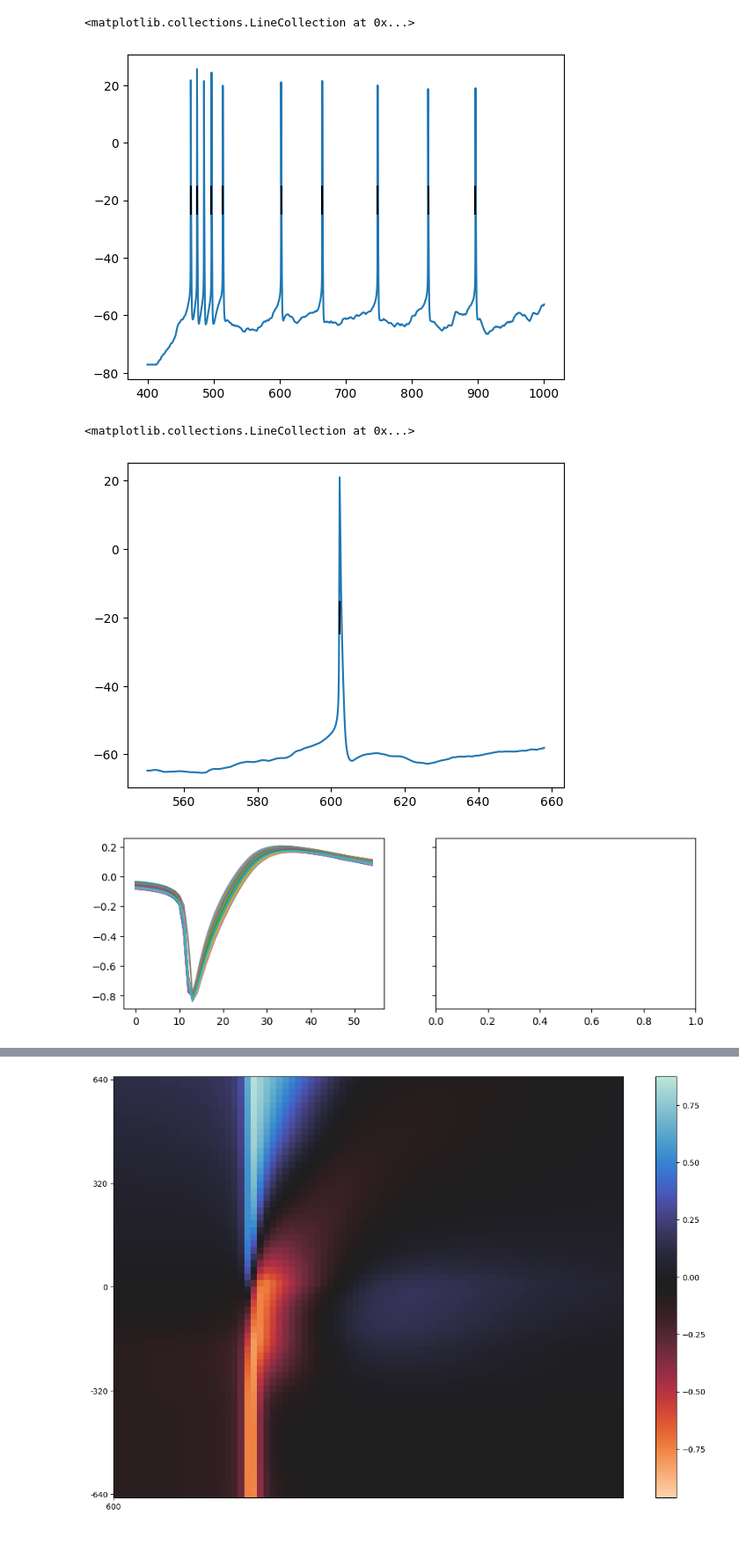
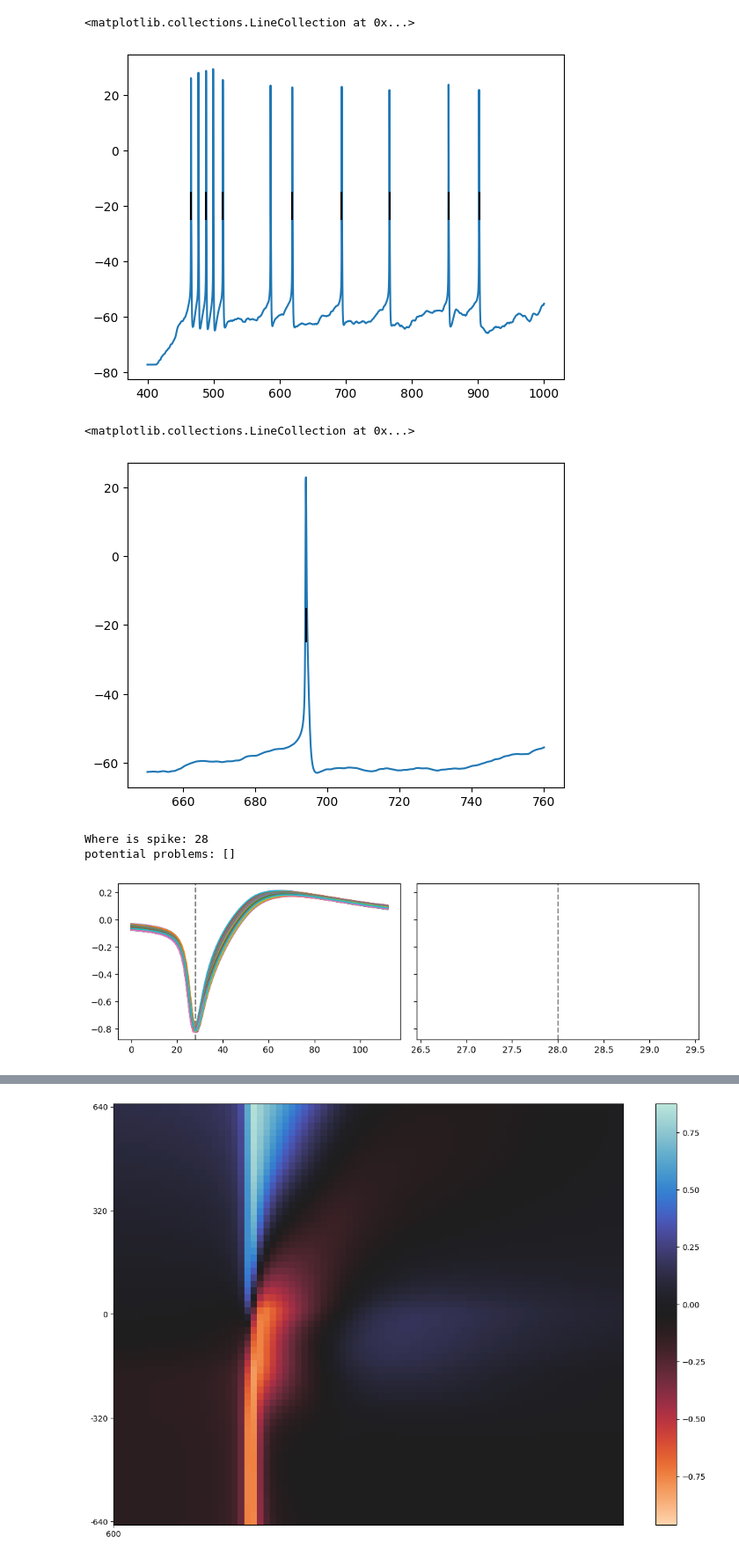
Before and after one commit to kedoxey/PyramidalCellSimulations, a Jupyter notebook: notebooks/figures/plot_linear_probes.ipynb, the cells around one changed output, grey strips where cells are left out. Shown: that part at 88% size. Saved outputs shown, nothing was run; the diff lists cells and outputs as text; code cells hidden in the pictures.

```diff
--- a/notebooks/figures/plot_linear_probes.ipynb
+++ b/notebooks/figures/plot_linear_probes.ipynb
@@ -49,10 +49,16 @@ data_df.head()
 # %%
 spike_df = data_df.copy()
+
+spike_start = 650
+spike_end = 760
 for i, row in spike_df.iterrows():
 
-    row.t = row.t[1500:2580]
-    row.vm = row.vm[1500:2580]
-    row.ve = row.ve[1500:2580]
+    t = row.t
+    t_cond = (t >= spike_start) & (t < spike_end)
+
+    row.t = t[t_cond]
+    row.vm = row.vm[t_cond]
+    row.ve = row.ve[t_cond]
 
     spike_df.iloc[i] = row
 
@@ -70,18 +76,20 @@ spike_df.head()
 # %%
+peak_threshold = 1
+
 plt.plot(data_df.iloc[0].t, data_df.iloc[0].vm)
-all_peaks = find_peaks(data_df.iloc[0].vm, threshold=5)[0]
+all_peaks = find_peaks(data_df.iloc[0].vm, threshold=peak_threshold)[0]
 plt.vlines(data_df.iloc[0].t[all_peaks], -25, -15, color='k')
 # %% [output]
 <matplotlib.collections.LineCollection at 0x...>
-[figure, old version]
+[figure, new version]
 # %%
 # plt.plot(data_df.iloc[0].t[:-1], data_df.iloc[0].ve)
 plt.plot(spike_df.iloc[0].t, spike_df.iloc[0].vm)
-all_peaks = find_peaks(spike_df.iloc[0].vm, threshold=5)[0]
+all_peaks = find_peaks(spike_df.iloc[0].vm, threshold=peak_threshold)[0]
 plt.vlines(spike_df.iloc[0].t[all_peaks], -25, -15, color='k')
 # %% [output]
 <matplotlib.collections.LineCollection at 0x...>
-[figure, old version]
+[figure, new version]
 # %%
 fig, axs = plt.subplots(1,2,figsize=(10,3),sharey=True)
 
@@ -101,7 +109,7 @@ for probe in range(n_probes):
     lb = pre_spike_dur
     ub = duration-pre_spike_dur
 
-    all_peaks = find_peaks(vm, threshold=5)[0]
+    all_peaks = find_peaks(vm, threshold=peak_threshold)[0]
     all_peak_times = t[all_peaks]
     for i, peak in enumerate(all_peak_times):
         if ((peak-lb) >= t[0]) and ((peak+ub) <= t[-1]):
@@ -138,32 +146,43 @@ for probe in range(n_probes):
     min_peak = np.argmin(max_channel_ve[t_cond])
     min_peak_time = t[min_peak+peak_shift_i-int((buff/dt))]
 
     max_peak = np.argmax(max_channel_ve[t_cond])
     max_peak_time = t[max_peak+peak_shift_i-int((buff/dt))]
 
     min_diff = np.abs(peak_time_0-min_peak_time)
     max_diff = np.abs(peak_time_0-max_peak_time)
 
     # take whichever is more accurate
     if min_diff<max_diff:
         peak_time = min_peak_time
         peak = min_peak
 
     else:
         peak_time = max_peak_time
         peak = max_peak
 
     new_t_cond = (t >= peak_time - pre_spike_dur) & (t < peak_time - pre_spike_dur + duration)
 
     this_peak_idx = np.argwhere(t[new_t_cond] >= peak_time)[0][0]
     this_ve = max_channel_ve[new_t_cond]
     this_ve = this_ve/np.max(temp_amps)
     if this_ve[this_peak_idx]<0:
         axs[0].plot(this_ve)
     else:
         axs[1].plot(this_ve)
 
-    if this_ve[20]<-0.25:
+    if this_ve[20]<-0.25:       # TODO: What is this checking??
         look_at_these.append(probe)
+        axs[1].plot(this_ve)
+
+print('Where is spike:',this_peak_idx)
+for i in range(2):
+    axs[i].axvline(this_peak_idx,color='gray',linestyle='--',zorder=0)
+
+# print('offset:',offset_units)
+print('potential problems:',look_at_these)
+plt.tight_layout();
 # %% [output]
+Where is spike: 28
+potential problems: []
-[figure, old version]
+[figure, new version]
```
Also changed, not shown: parts of 34 cells of this notebook, 2 other files.
